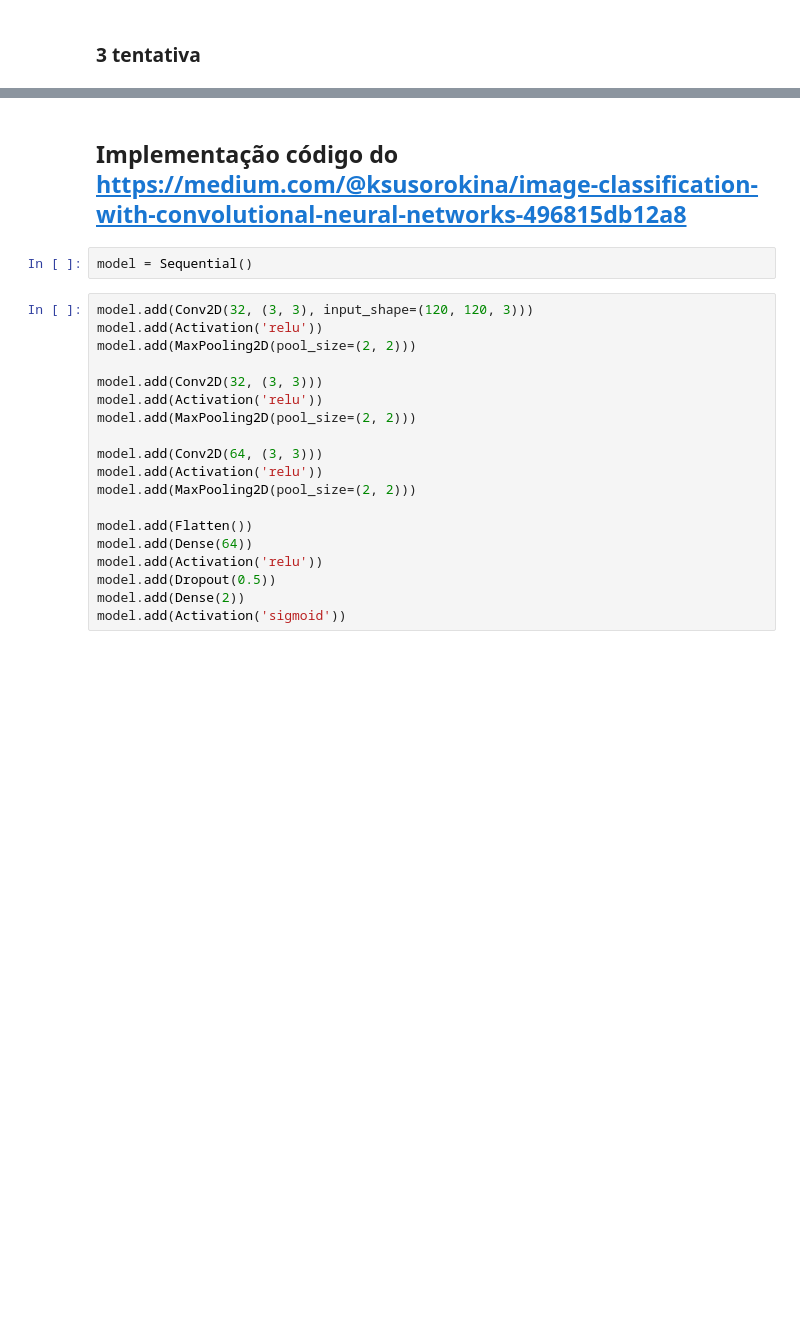
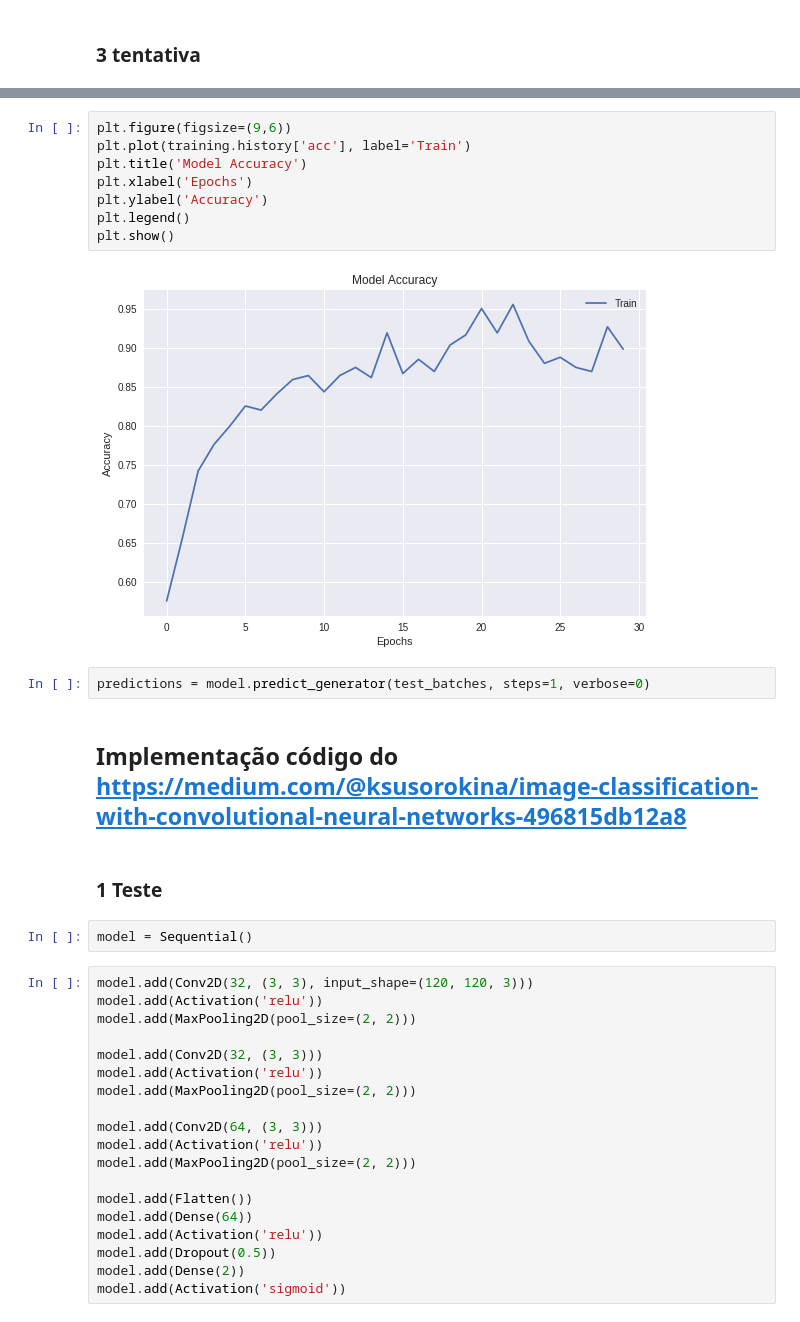
Before and after one commit to FernandaSzAdr/CNN_cromossome, a Jupyter notebook: TesteRedes.ipynb, the cells around one changed output, grey strips where cells are left out. Saved outputs shown, nothing was run; the diff lists cells and outputs as text; blank space fills up the shorter version.

```diff
--- a/TesteRedes.ipynb
+++ b/TesteRedes.ipynb
@@ -238,5 +394,19 @@ model.compile(optimizer='adam', loss='binary_crossentropy', metrics=['accuracy']
+# %%
+plt.figure(figsize=(9,6))
+plt.plot(training.history['acc'], label='Train')
+plt.title('Model Accuracy')
+plt.xlabel('Epochs')
+plt.ylabel('Accuracy')
+plt.legend()
+plt.show()
+# %% [output]
+[figure, added]
+# %%
+predictions = model.predict_generator(test_batches, steps=1, verbose=0)
 # %% [markdown]
 ## Implementação código do https://medium.com/@ksusorokina/image-classification-with-convolutional-neural-networks-496815db12a8
+# %% [markdown]
+### 1 Teste
 # %%
 model = Sequential()
 # %%
```
Also changed, not shown: parts of 28 cells of this notebook.
